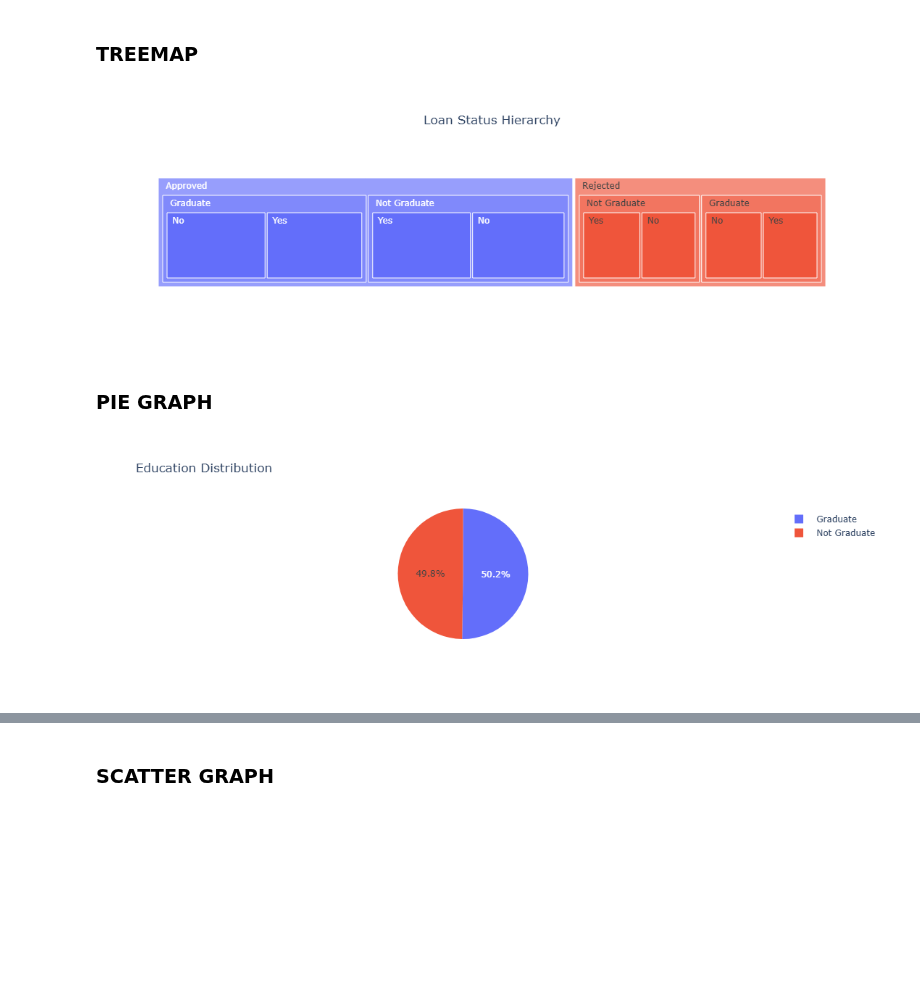
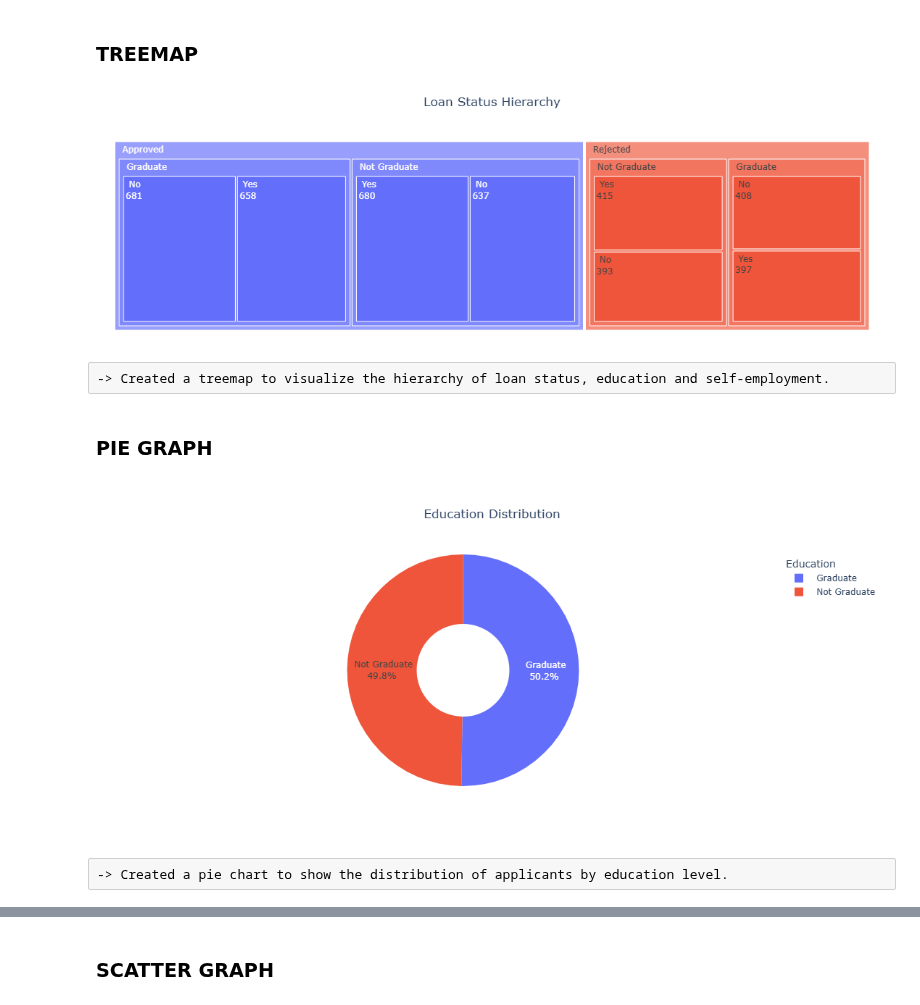
Before and after one commit to kamaljitkaur3019-creator/loan_approval_prediction_project, a Jupyter notebook: ProjectWork.ipynb, the cells around one changed output, grey strips where cells are left out. Saved outputs shown, nothing was run; the diff lists cells and outputs as text; code cells hidden in the pictures; blank space fills up the shorter version.

```diff
--- a/ProjectWork.ipynb
+++ b/ProjectWork.ipynb
@@ -414,15 +436,22 @@ fig.show()
 ### TREEMAP
 # %%
 fig=px.treemap(df,path=["loan_status","education","self_employed"],title="Loan Status Hierarchy")
-fig.update_layout(title_x=0.5,template="plotly_white")
+fig.update_traces(textinfo="label+value")
+fig.update_layout(title_x=0.5,template="plotly_white",margin=dict(t=50,l=20,r=20,b=20))
 fig.show()
 # %% [output]
-[figure, old version]
+[figure, new version]
+# %% [raw]
+-> Created a treemap to visualize the hierarchy of loan status, education and self-employment.
 # %% [markdown]
 ### PIE GRAPH
 # %%
-fig = px.pie(df, names="education", title="Education Distribution")
+fig = px.pie(df, names="education", title="Education Distribution",hole=0.4)
+fig.update_traces(textinfo="percent+label")
+fig.update_layout(title_x=0.5, template="plotly_white", width=700, height=500,legend_title="Education")
 fig.show()
 # %% [output]
-[figure, old version]
+[figure, new version]
+# %% [raw]
+-> Created a pie chart to show the distribution of applicants by education level.
 # %%
```
Also changed, not shown: parts of 34 cells of this notebook, 1 other file.
